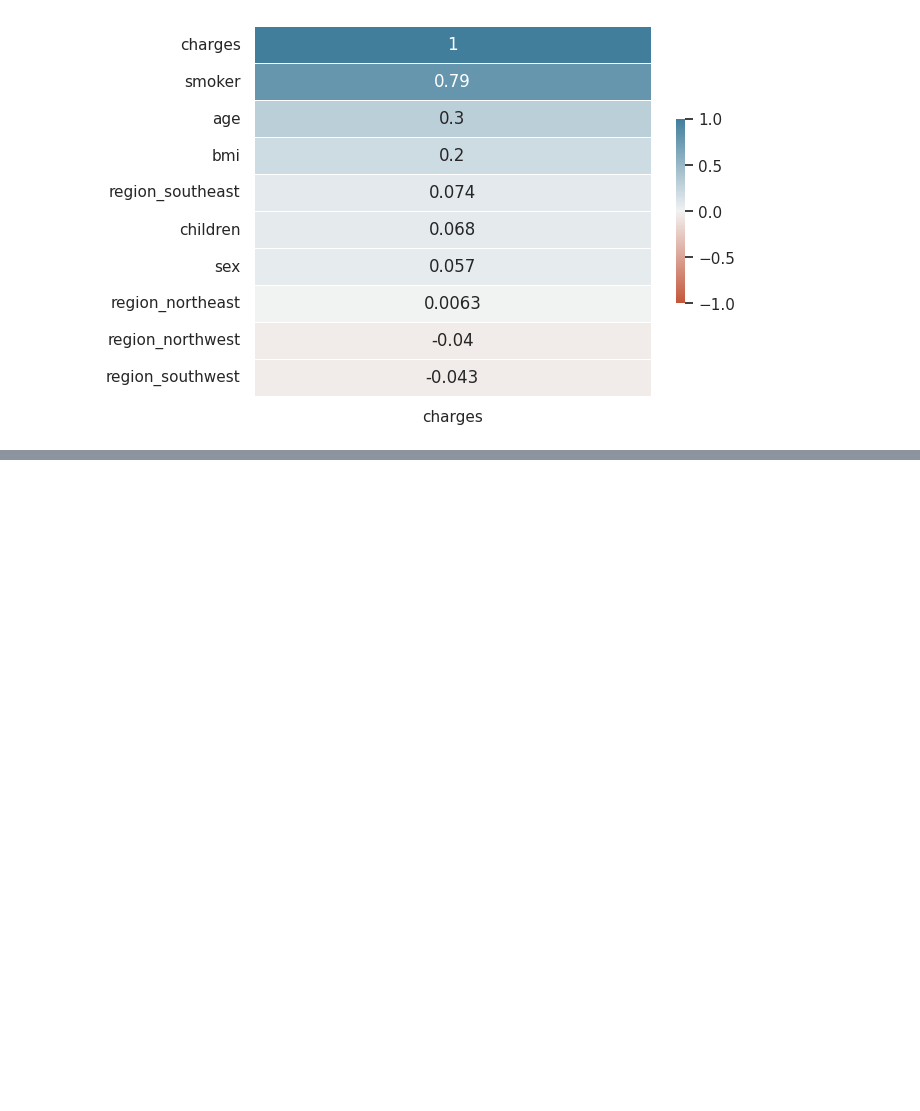
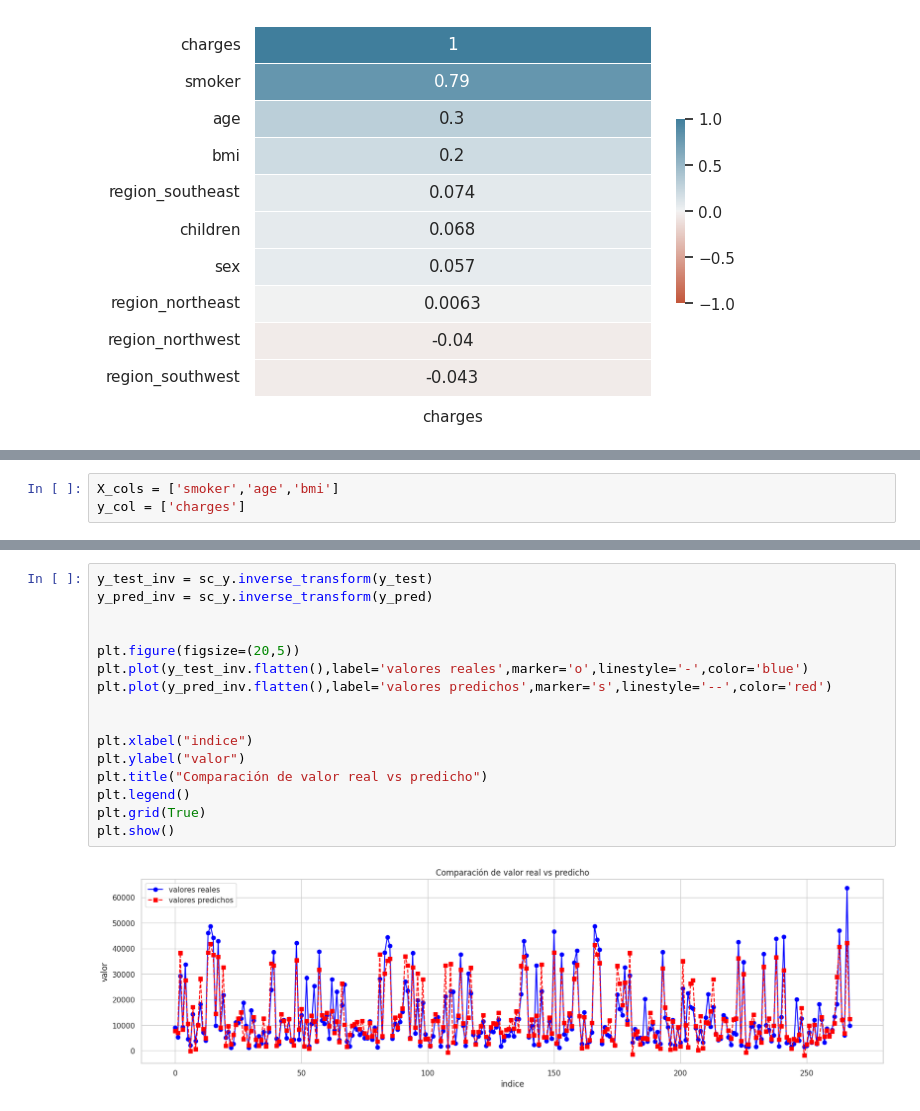
Before and after one commit to Christian1809/DataScience-G52, a Jupyter notebook: dia1/supervisado/regresion/6-ml-regresion-lineal-categoricos-insurance.ipynb, the cells around one changed output, grey strips where cells are left out. Cells and saved outputs as stored; diff of their text form; blank space fills up the shorter version.

```diff
--- a/dia1/supervisado/regresion/6-ml-regresion-lineal-categoricos-insurance.ipynb
+++ b/dia1/supervisado/regresion/6-ml-regresion-lineal-categoricos-insurance.ipynb
@@ -235,0 +252,3 @@ sns.heatmap(
+# %%
+X_cols = ['smoker','age','bmi']
+y_col = ['charges']
@@ -235,0 +306,18 @@ sns.heatmap(
+# %%
+y_test_inv = sc_y.inverse_transform(y_test)
+y_pred_inv = sc_y.inverse_transform(y_pred)
+
+
+plt.figure(figsize=(20,5))
+plt.plot(y_test_inv.flatten(),label='valores reales',marker='o',linestyle='-',color='blue')
+plt.plot(y_pred_inv.flatten(),label='valores predichos',marker='s',linestyle='--',color='red')
+
+
+plt.xlabel("indice")
+plt.ylabel("valor")
+plt.title("Comparación de valor real vs predicho")
+plt.legend()
+plt.grid(True)
+plt.show()
+# %% [output]
+[figure, added]
```
Also changed, not shown: parts of 5 cells of this notebook.
